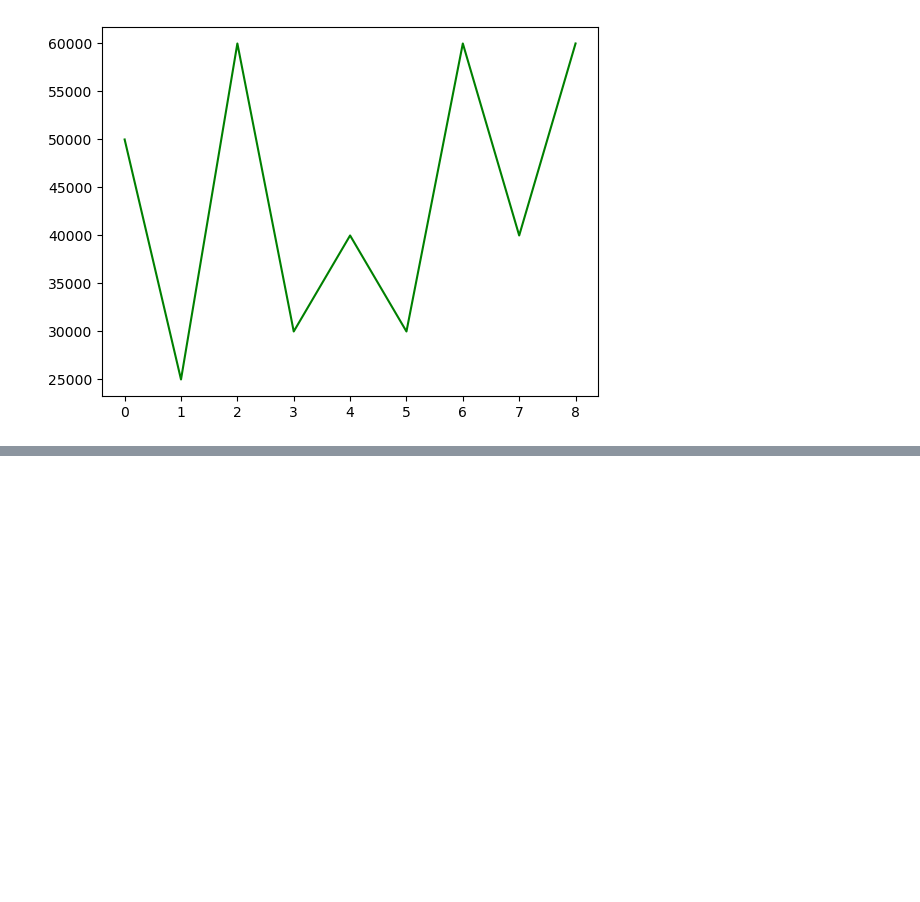
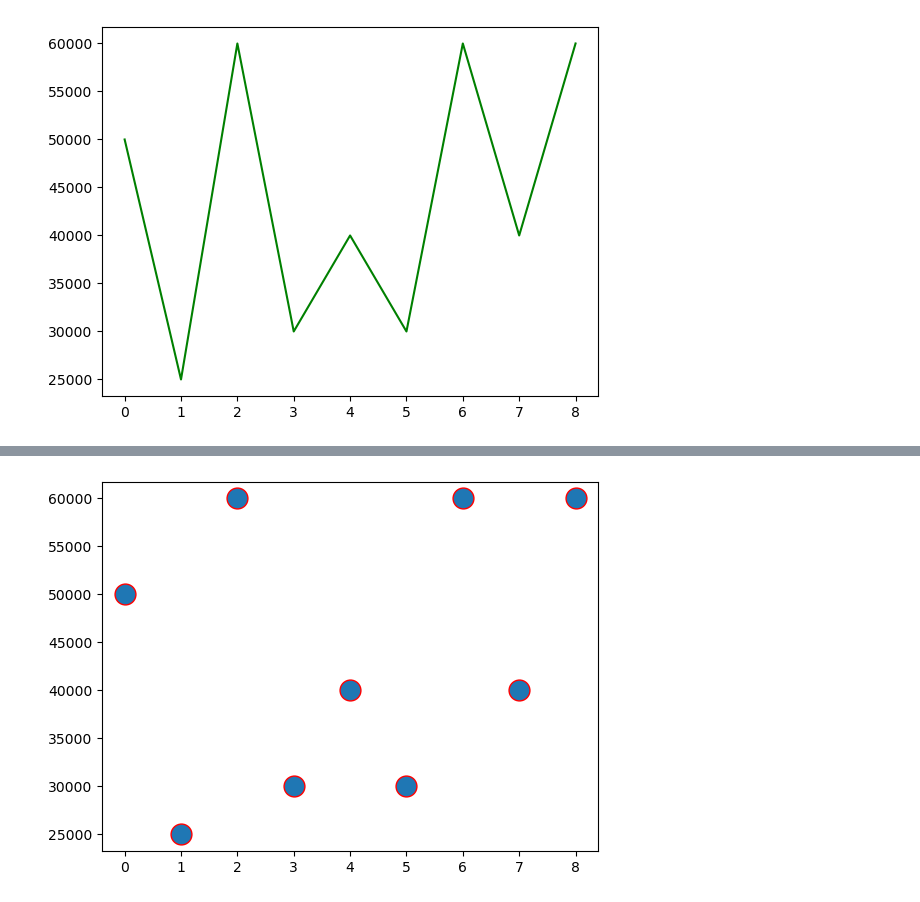
Before and after one commit to vishalp7887/DA-Analyzing-Data-with-Python, a Jupyter notebook: matplotlib_1.ipynb, the cells around one changed output, grey strips where cells are left out. Cells and saved outputs as stored; diff of their text form; code cells hidden in the pictures; blank space fills up the shorter version.

```diff
--- a/matplotlib_1.ipynb
+++ b/matplotlib_1.ipynb
@@ -94,0 +99,4 @@ seller3 = plt.plot(seller['SALES'], 'g')
+# %%
+seller5 = plt.plot(seller['SALES'], 'o', ms = '15', mec = 'r')
+# %% [output]
+[figure, added]
```
Also changed, not shown: parts of 6 cells of this notebook, 2 other files.
